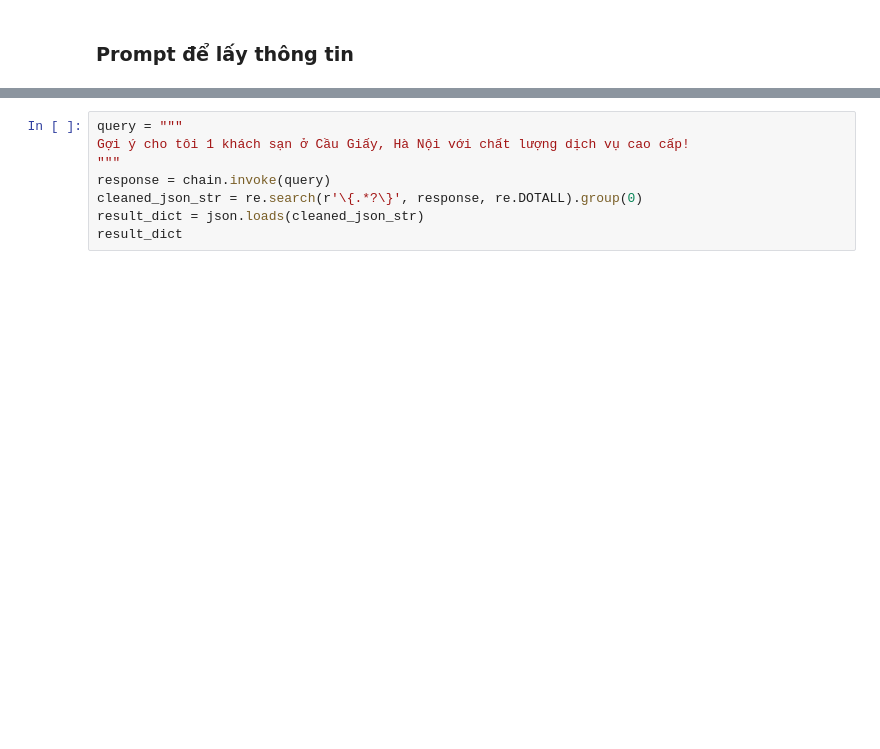
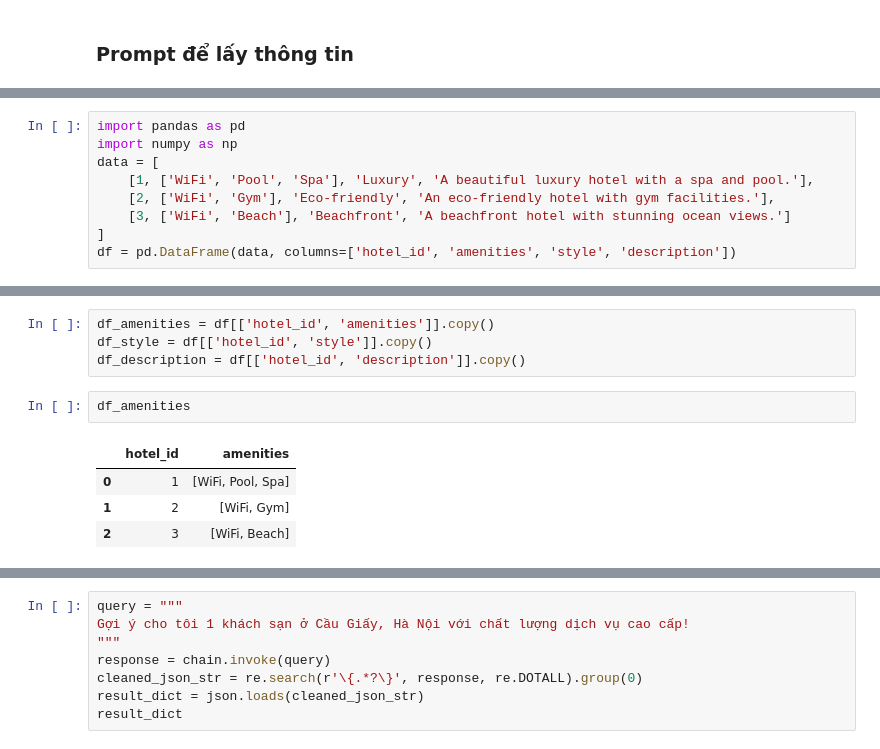
Before and after one commit to mhungdangbuonngu/Travel-Recommendation-System, a Jupyter notebook: main.ipynb, the cells around one changed output, grey strips where cells are left out. Drawn from its saved outputs; the diff is of its cells as text; blank space fills up the shorter version.

```diff
--- a/main.ipynb
+++ b/main.ipynb
@@ -134,0 +221,9 @@ chain = prompt | llm
+# %%
+import pandas as pd
+import numpy as np
+data = [
+    [1, ['WiFi', 'Pool', 'Spa'], 'Luxury', 'A beautiful luxury hotel with a spa and pool.'],
+    [2, ['WiFi', 'Gym'], 'Eco-friendly', 'An eco-friendly hotel with gym facilities.'],
+    [3, ['WiFi', 'Beach'], 'Beachfront', 'A beachfront hotel with stunning ocean views.']
+]
+df = pd.DataFrame(data, columns=['hotel_id', 'amenities', 'style', 'description'])
@@ -134,0 +238,11 @@ chain = prompt | llm
+# %%
+df_amenities = df[['hotel_id', 'amenities']].copy()
+df_style = df[['hotel_id', 'style']].copy()
+df_description = df[['hotel_id', 'description']].copy()
+# %%
+df_amenities
+# %% [output]
+|  | hotel_id | amenities |
+| 0 | 1 | [WiFi, Pool, Spa] |
+| 1 | 2 | [WiFi, Gym] |
+| 2 | 3 | [WiFi, Beach] |
```
Also changed, not shown: parts of 14 cells of this notebook.
